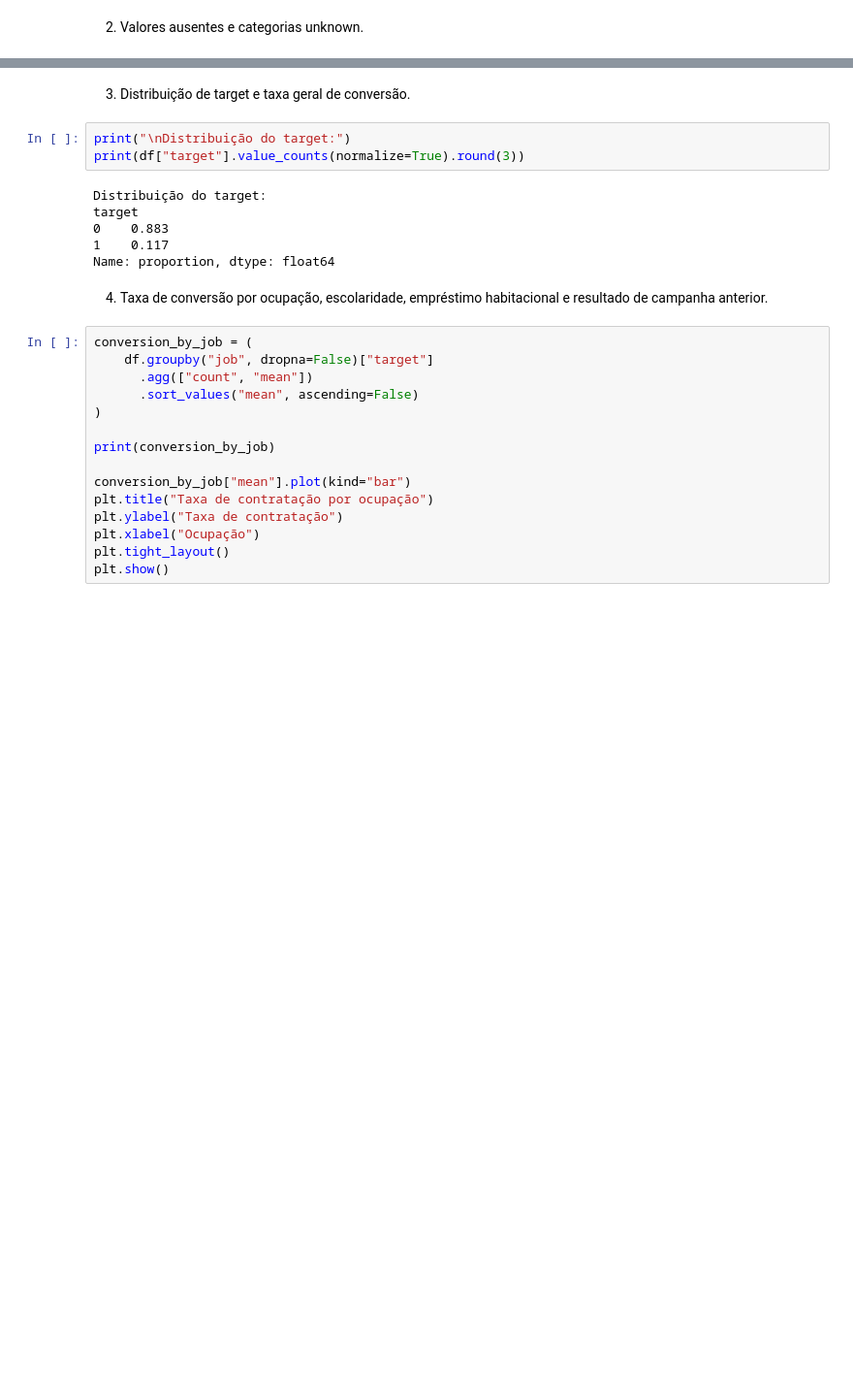
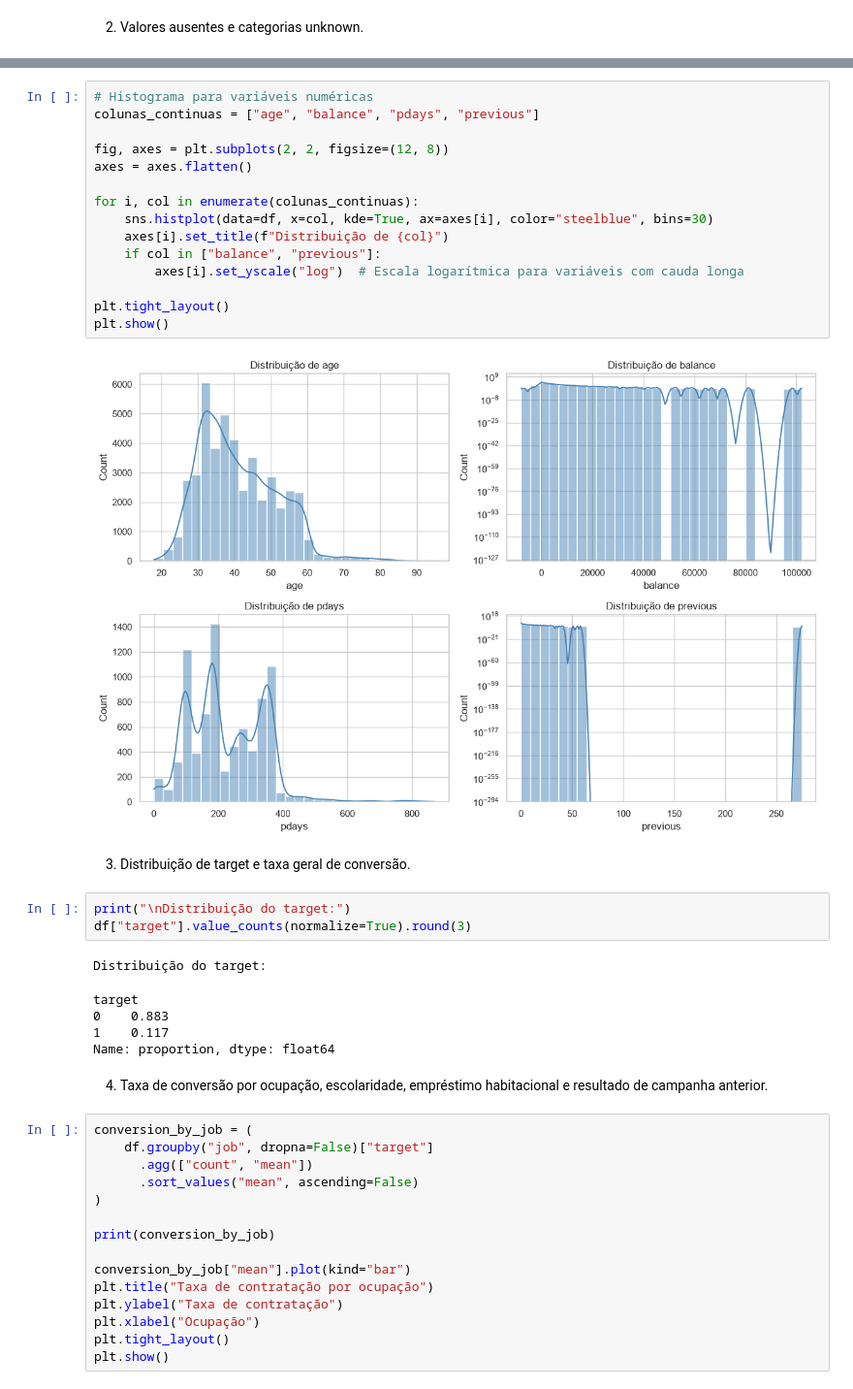
Before and after one commit to YumiiOnoue/crm-propensity-banking, a Jupyter notebook: notebooks/01_exploratory_analysis.ipynb, the cells around one changed output, grey strips where cells are left out. Shown at 97% size. Drawn from its saved outputs; the diff is of its cells as text; blank space fills up the shorter version.

```diff
--- a/notebooks/01_exploratory_analysis.ipynb
+++ b/notebooks/01_exploratory_analysis.ipynb
@@ -92,14 +90,31 @@ dtype: int64
+# %%
+# Histograma para variáveis numéricas
+colunas_continuas = ["age", "balance", "pdays", "previous"]
+
+fig, axes = plt.subplots(2, 2, figsize=(12, 8))
+axes = axes.flatten()
+
+for i, col in enumerate(colunas_continuas):
+    sns.histplot(data=df, x=col, kde=True, ax=axes[i], color="steelblue", bins=30)
+    axes[i].set_title(f"Distribuição de {col}")
+    if col in ["balance", "previous"]:
+        axes[i].set_yscale("log")  # Escala logarítmica para variáveis com cauda longa
+
+plt.tight_layout()
+plt.show()
+# %% [output]
+[figure, added]
 # %% [markdown]
 3. Distribuição de target e taxa geral de conversão.
 # %%
 print("\nDistribuição do target:")
-print(df["target"].value_counts(normalize=True).round(3))
+df["target"].value_counts(normalize=True).round(3)
 # %% [output]
 Distribuição do target:
-target
-0    0.883
-1    0.117
-Name: proportion, dtype: float64
+target
+0    0.883
+1    0.117
+Name: proportion, dtype: float64
 # %% [markdown]
 4. Taxa de conversão por ocupação, escolaridade, empréstimo habitacional e resultado de campanha anterior.
 # %%
```
Also changed, not shown: parts of 13 cells of this notebook, 1 other file.
